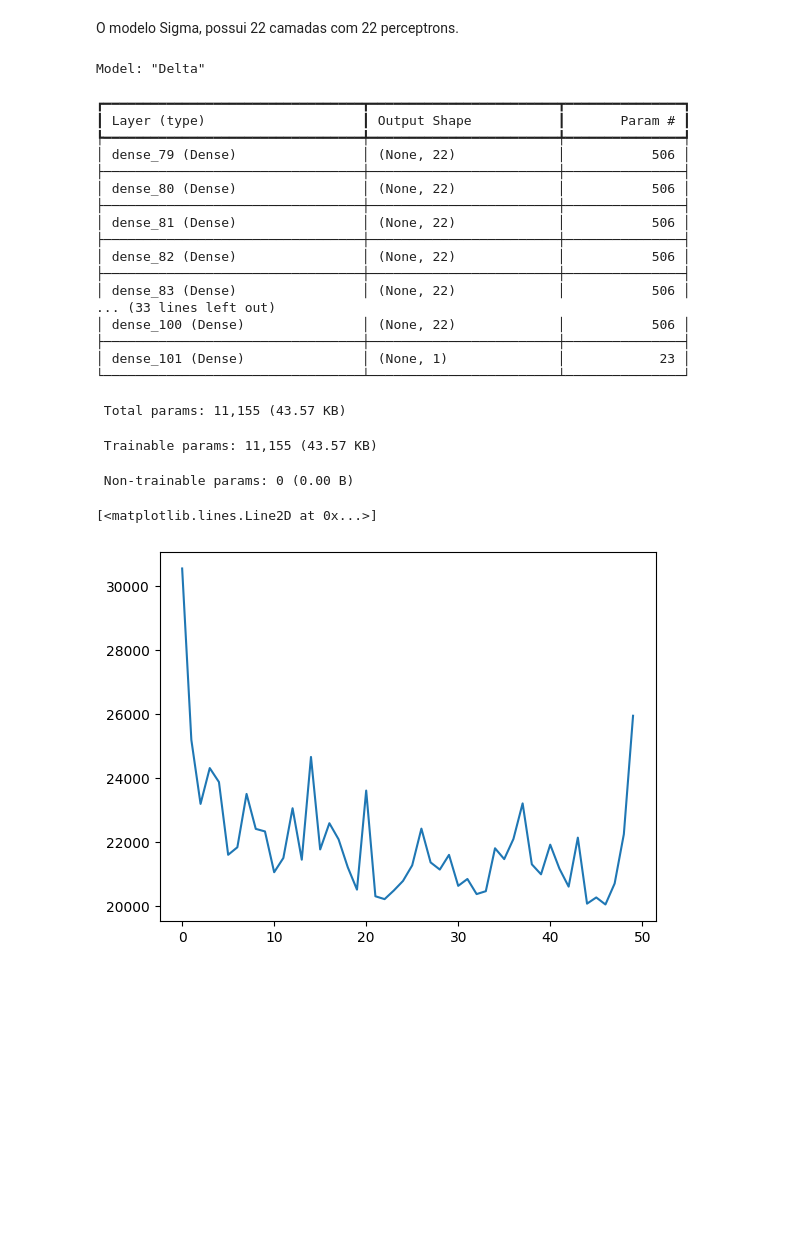
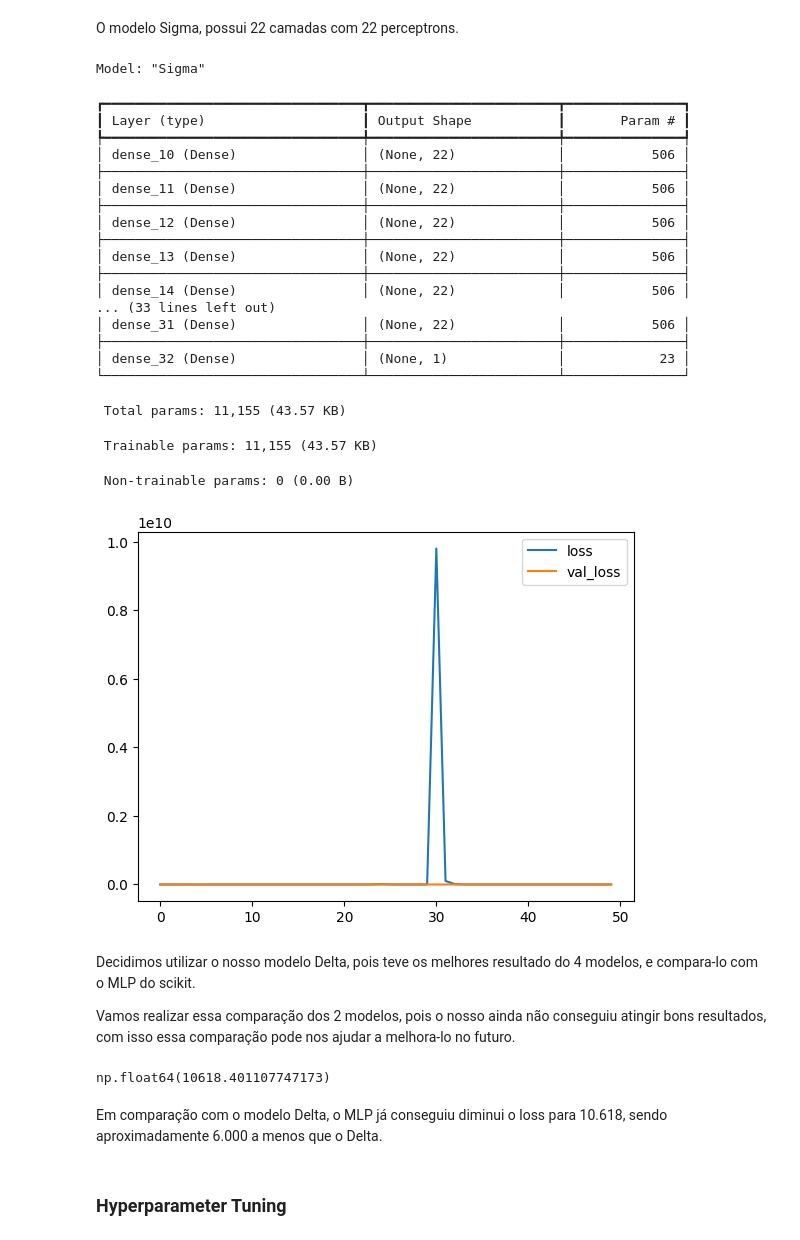
Before and after one commit to vitornuness/ads_2025_passagem_aerea, a Jupyter notebook: notebooks/4_modelagem.ipynb, the cells around one changed output. Drawn from its saved outputs; the diff is of its cells as text; code cells hidden in the pictures; blank space fills up the shorter version.

```diff
--- a/notebooks/4_modelagem.ipynb
+++ b/notebooks/4_modelagem.ipynb
@@ -64,5 +72,5 @@ standard = StandardScaler().fit(x)
 # %%
-x_standard = standard.transform(x)
+x_standard = standard.transform(x[num_cols])
 # %%
 x_standard = pd.DataFrame(x_standard)
 # %%
@@ -76,0 +87,3 @@ x_standard.head()
+# %%
+x[num_cols] = x_standard
+x.head()
@@ -77,7 +97,7 @@ x_standard.head()
 # %% [markdown]
 Separamos 33% dos valores para teste.
 # %%
-x_train, x_test, y_train, y_test = train_test_split(x_standard, y, test_size=0.33, random_state=42)
+x_train, x_test, y_train, y_test = train_test_split(x, y, test_size=0.33, random_state=42)
 # %%
 x_train.shape, x_test.shape
 # %% [output]
@@ -202,7 +228,7 @@ plt.plot(history_delta.history['val_loss'])
 # %% [markdown]
 O modelo Sigma, possui 22 camadas com 22 perceptrons.
 # %%
-model_sigma = keras.Sequential(name='Delta')
+model_sigma = keras.Sequential(name='Sigma')
 
 model_sigma.add(layers.Input(shape=(x_train.shape[1], )))
 for i in np.arange(22):
@@ -211,23 +237,23 @@ model_sigma.add(layers.Dense(1))
 
 model_sigma.summary()
 # %% [output]
-Model: "Delta"
+Model: "Sigma"
 ┏━━━━━━━━━━━━━━━━━━━━━━━━━━━━━━━━━┳━━━━━━━━━━━━━━━━━━━━━━━━┳━━━━━━━━━━━━━━━┓
 ┃ Layer (type)                    ┃ Output Shape           ┃       Param # ┃
 ┡━━━━━━━━━━━━━━━━━━━━━━━━━━━━━━━━━╇━━━━━━━━━━━━━━━━━━━━━━━━╇━━━━━━━━━━━━━━━┩
-│ dense_79 (Dense)                │ (None, 22)             │           506 │
+│ dense_10 (Dense)                │ (None, 22)             │           506 │
 ├─────────────────────────────────┼────────────────────────┼───────────────┤
-│ dense_80 (Dense)                │ (None, 22)             │           506 │
+│ dense_11 (Dense)                │ (None, 22)             │           506 │
 ├─────────────────────────────────┼────────────────────────┼───────────────┤
-│ dense_81 (Dense)                │ (None, 22)             │           506 │
+│ dense_12 (Dense)                │ (None, 22)             │           506 │
 ├─────────────────────────────────┼────────────────────────┼───────────────┤
-│ dense_82 (Dense)                │ (None, 22)             │           506 │
+│ dense_13 (Dense)                │ (None, 22)             │           506 │
 ├─────────────────────────────────┼────────────────────────┼───────────────┤
-│ dense_83 (Dense)                │ (None, 22)             │           506 │
+│ dense_14 (Dense)                │ (None, 22)             │           506 │
 ... (33 lines left out)
-│ dense_100 (Dense)               │ (None, 22)             │           506 │
+│ dense_31 (Dense)                │ (None, 22)             │           506 │
 ├─────────────────────────────────┼────────────────────────┼───────────────┤
-│ dense_101 (Dense)               │ (None, 1)              │            23 │
+│ dense_32 (Dense)                │ (None, 1)              │            23 │
 └─────────────────────────────────┴────────────────────────┴───────────────┘
  Total params: 11,155 (43.57 KB)
  Trainable params: 11,155 (43.57 KB)
@@ -237,7 +263,23 @@ model_sigma.compile(loss='mse')
 # %%
 history_sigma = model_sigma.fit(x_train, y_train, validation_data=(x_test, y_test), epochs=50, verbose=None)
 # %%
-plt.plot(history_sigma.history['val_loss'])
+plt.plot(history_sigma.history['loss'], label='loss')
+plt.plot(history_sigma.history['val_loss'], label='val_loss')
+plt.legend()
+plt.show()
 # %% [output]
-[<matplotlib.lines.Line2D at 0x...>]
-[figure, old version]
+[figure, new version]
+# %% [markdown]
+Decidimos utilizar o nosso modelo Delta, pois teve os melhores resultado do 4 modelos, e compara-lo com o MLP do scikit.
+
+Vamos realizar essa comparação dos 2 modelos, pois o nosso ainda não conseguiu atingir bons resultados, com isso essa comparação pode nos ajudar a melhora-lo no futuro.
+# %%
+estim = MLPRegressor(random_state=42)
+estim.fit(x_train, y_train)
+estim.loss_
+# %% [output]
+np.float64(10618.401107747173)
+# %% [markdown]
+Em comparação com o modelo Delta, o MLP já conseguiu diminui o loss para 10.618, sendo aproximadamente 6.000 a menos que o Delta.
+# %% [markdown]
+### Hyperparameter Tuning
```
Also changed, not shown: parts of 28 cells of this notebook, 2 other files.
